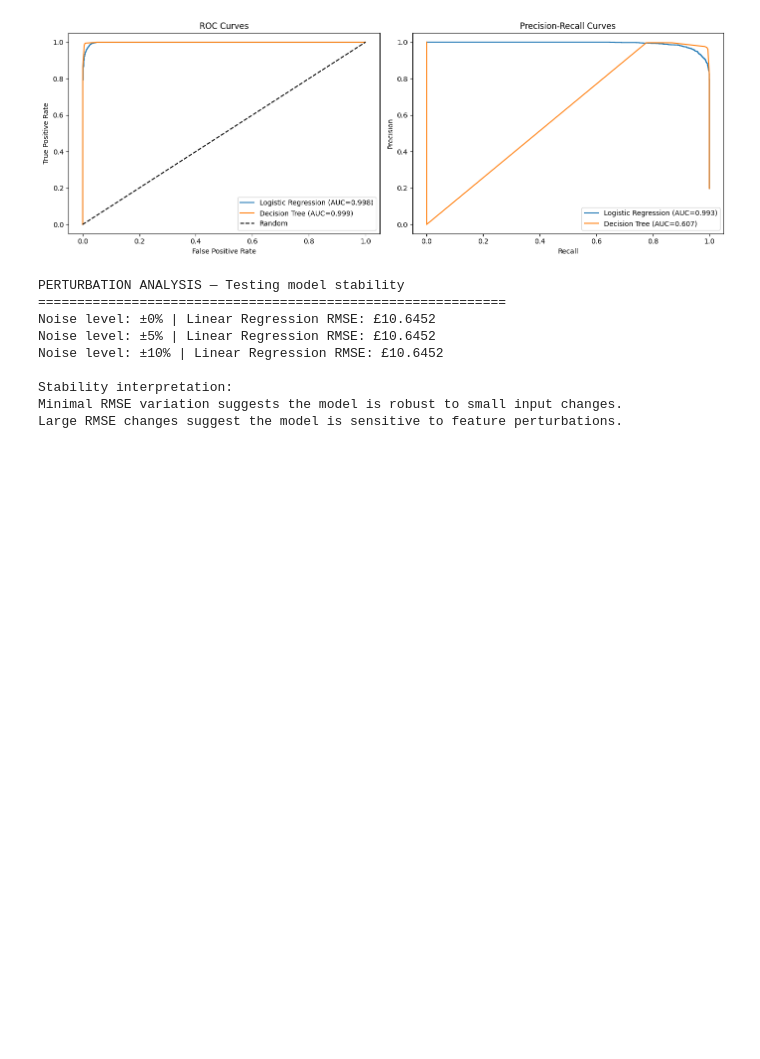
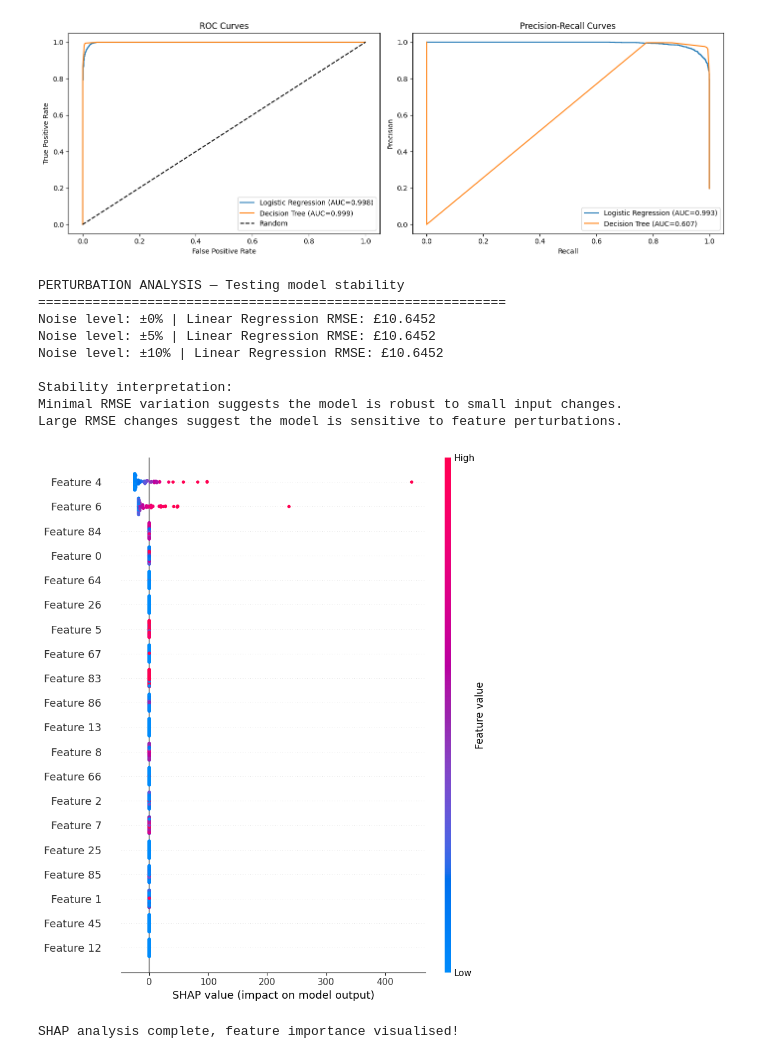
Before and after one commit to firdoushkhilji/firdoushkhilji-7006SCN_FK_16943920, a Jupyter notebook: Task5.ipynb, the cells around one changed output. Cells and saved outputs as stored; diff of their text form; code cells hidden in the pictures; blank space fills up the shorter version.

Commit message:
SHAP TreeExplainer feature importance for Random Forest

```diff
--- a/Task5.ipynb
+++ b/Task5.ipynb
@@ -258,3 +258,67 @@ Noise level: ±10% | Linear Regression RMSE: £10.6452
 Stability interpretation:
 Minimal RMSE variation suggests the model is robust to small input changes.
 Large RMSE changes suggest the model is sensitive to feature perturbations.
+# %%
+# SHAP EXPLAINABILITY ANALYSIS
+# SHAP (SHapley Additive exPlanations) is used to explain how each feature contributes to the Random Forest model's
+# predictions. Since SHAP does not support PySpark models directly, an equivalent Scikit-learn model is trained
+# using the sampled data.
+
+import shap
+import numpy as np
+from sklearn.ensemble import RandomForestRegressor as SKRandomForest
+
+# Convert the PySpark DataFrame to Pandas - so it can be used with Scikit-learn and SHAP.
+train_pdf = train_sample.select(
+    'scaled_features',
+    'ACTUAL_COST'
+).toPandas()
+
+# Convert each Spark DenseVector into a NumPy array
+train_pdf['features_array'] = train_pdf['scaled_features'].apply(
+    lambda x: np.array(x.toArray())
+)
+
+# Create the feature matrix (X) and target variable (y)
+X_train = np.stack(train_pdf['features_array'].values)
+y_train = train_pdf['ACTUAL_COST'].values
+
+# Train an equivalent Scikit-learn Random Forest model using the same parameters as the PySpark model.
+# This model is only used for feature explanation.
+
+sk_rf = SKRandomForest(
+    n_estimators=20,
+    max_depth=5,
+    random_state=42
+)
+
+sk_rf.fit(X_train, y_train)
+
+# Create the SHAP explainer for the trained model
+explainer = shap.TreeExplainer(sk_rf)
+
+# Calculate SHAP values for a small sample of records.
+# Limiting to 100 observations keeps the computation fast.
+shap_values = explainer.shap_values(X_train[:100])
+
+# Generate a SHAP summary plot showing the overall
+# importance and impact of each feature.
+shap.summary_plot(
+    shap_values,
+    X_train[:100],
+    show=False
+)
+
+# Save the figure for inclusion in the final report
+plt.savefig(
+    '/content/drive/MyDrive/TASK_DATASET/shap_summary.png',
+    dpi=150
+)
+
+# Display the SHAP plot
+plt.show()
+
+print("SHAP analysis complete, feature importance visualised!")
+# %% [output]
+[figure, added]
+SHAP analysis complete, feature importance visualised!
```
